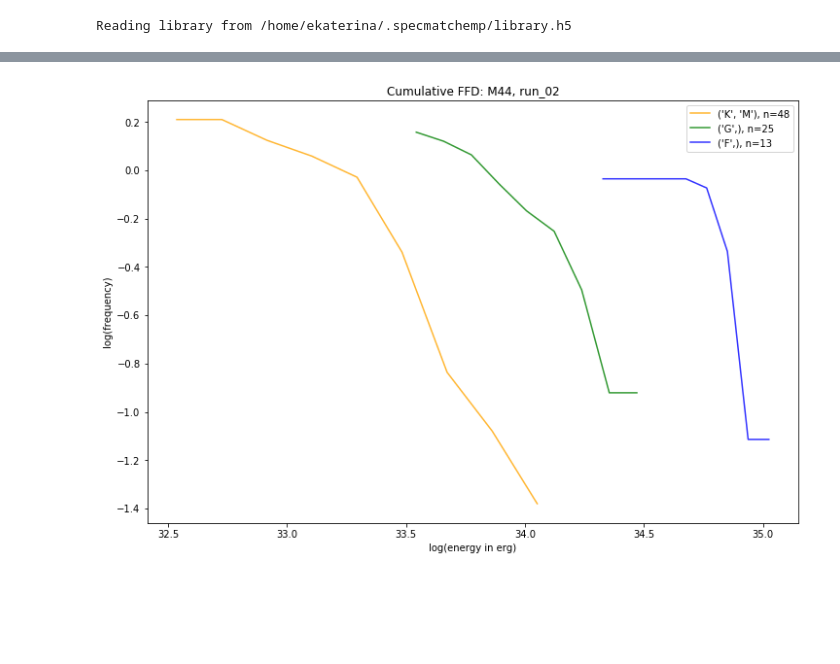
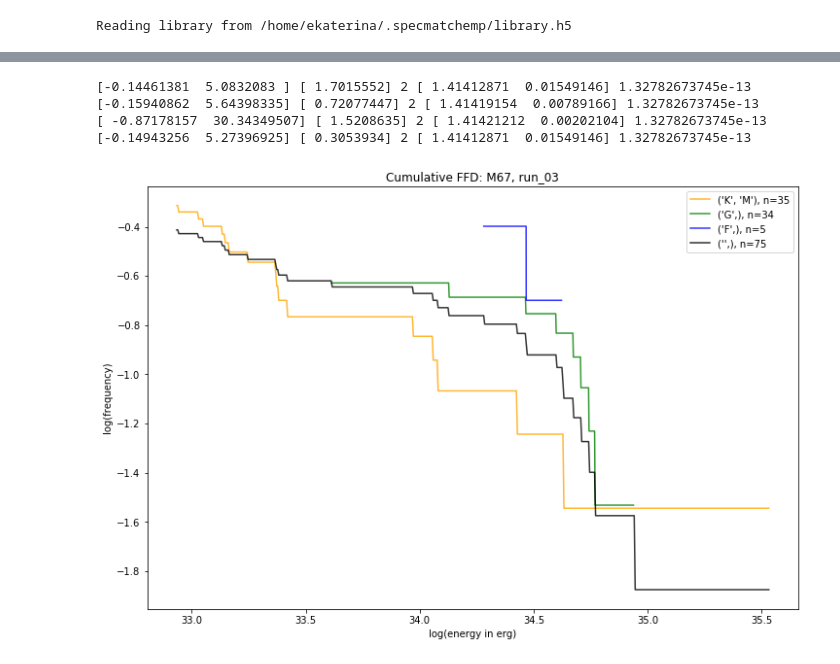
Before and after one commit to ekaterinailin/k2-panstarrs-sampedro, a Jupyter notebook: clean_Energies.ipynb, the cells around one changed output, grey strips where cells are left out. Drawn from its saved outputs; the diff is of its cells as text; code cells hidden in the pictures; blank space fills up the shorter version.

```diff
--- a/clean_Energies.ipynb
+++ b/clean_Energies.ipynb
@@ -568,8 +568,8 @@ cluster_dict = {'M67':['M67','M67', 15, 4.0],
                }
 
 #calculate distance modulus for cluster
-cluster = 'M44'
-test = 'run_02'
+cluster = 'M67'
+test = 'run_03'
 params, basics = import_params(cluster, cluster_dict[cluster],debug=False)
 DM = lambda x: 5.*np.log10(float(x))-5.
 dm = DM(basics[3])
@@ -625,6 +625,4 @@ CMD(specs,cluster,cid1='gmag',cid2='zmag',color='g_z',ylim=(22,8))#18,5
 # %%
-import time
-
 def FFD(oid, cluster, test, specs,color='red'):
     myflares, flux, flares = import_flares(cluster, test, oid)
     bsc = specs.results.loc[oid]
@@ -642,38 +640,44 @@ def FFD_average(specs, cluster, test,class_='K7',color='red'):
     #select = specs[specs.results.str.contains(class_)].index.values
     hist, edges = cum_hist_average(select, cluster, test, specs)
     binmids=[(x+edges[i])/2. for i,x in enumerate(edges[1:])]
+    p,residuals, rank, singular_values, rcond= np.polyfit(x=binmids[1:-1],y=hist[1:-1],deg=1, full=True)
+    print(p,residuals, rank, singular_values, rcond)
     return plt.plot(binmids[1:],np.log10(hist[1:]),color=color,alpha=0.8,label='{}, n={}'.format(tuple(class_), len(select)))
 
 def cum_hist_average(oid_list, cluster, test, specs):
-    ED_, bins=[], 10
+    ED_, bins=[], 600
     for oid in oid_list:
 
         myflares, flux, flares = import_flares(cluster, test, oid)
 
         bsc = specs.results.loc[oid]
 
         T = specs['T'].loc[oid]
         L_quiet = specs['L_quiet'].loc[oid]
         s_s = flares[['istart_no_sys_no_thruster','istop_no_sys_no_thruster']].dropna()
         for i,row in s_s.iterrows():
             ed = ED(row['istart_no_sys_no_thruster'],row['istop_no_sys_no_thruster'],flux.time,flux.flux_model,flux.flux_gap)
             if (ed != 'nan') & (ed >0):
                 ED_.append(np.log10(ed*24.*60.*60.*L_quiet))
 
     hist, edges=np.histogram(ED_, bins=bins)
     hist = np.flip(np.cumsum(np.flip(hist/oid_list.shape[0],axis=0)),axis=0)
     return hist, edges
 
 plt.figure(figsize=(12,8))
 plt.title('Cumulative FFD: {}, {}'.format(cluster,test))
 FFD_average(specs, cluster, test,class_=['K','M'],color='orange')
 FFD_average(specs, cluster, test,class_=['G'],color='green')
 FFD_average(specs, cluster, test,class_=['F'],color='blue')
-
+FFD_average(specs, cluster, test,class_=[''],color='black')
 plt.legend()
 plt.xlabel('log(energy in erg)')
 plt.ylabel('log(frequency)')
 
 plt.savefig('/home/ekaterina/Documents/appaloosa/stars_shortlist/{0}/results/{1}/plots/{0}_{1}_cum_FFD.jpg'.format(cluster,test))
 # %% [output]
+[-0.14461381  5.0832083 ] [ 1.7015552] 2 [ 1.41412871  0.01549146] 1.32782673745e-13
+[-0.15940862  5.64398335] [ 0.72077447] 2 [ 1.41419154  0.00789166] 1.32782673745e-13
+[ -0.87178157  30.34349507] [ 1.5208635] 2 [ 1.41421212  0.00202104] 1.32782673745e-13
+[-0.14943256  5.27396925] [ 0.3053934] 2 [ 1.41412871  0.01549146] 1.32782673745e-13
-[figure, old version]
+[figure, new version]
```
Also changed, not shown: parts of 4 cells of this notebook.
